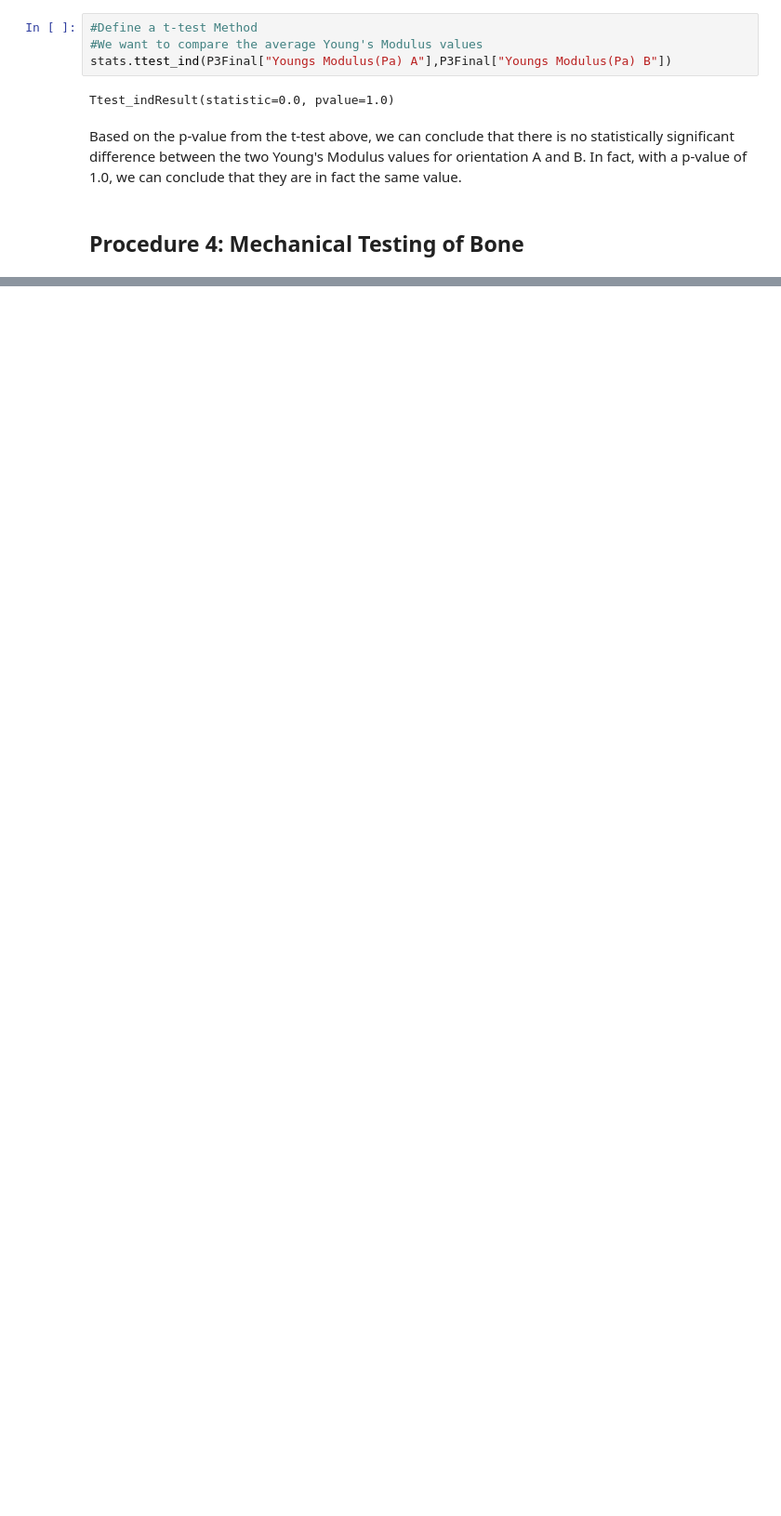
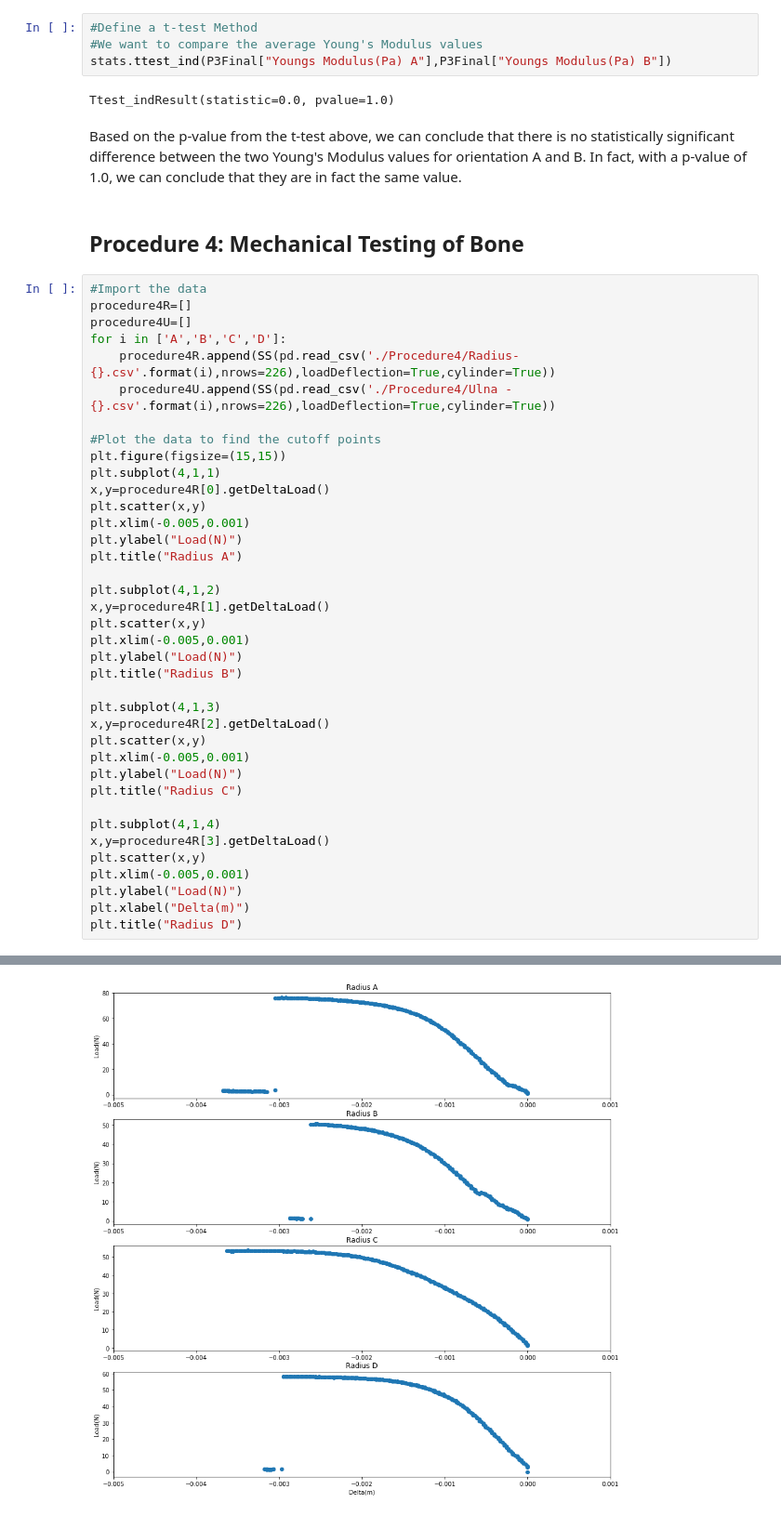
Before and after one commit to adithyas98/BiomechancialTesting, a Jupyter notebook: Biomechanical Testing Data Analysis.ipynb, the cells around one changed output, grey strips where cells are left out. Shown: that part at 93% size. Drawn from its saved outputs; the diff is of its cells as text; blank space fills up the shorter version.

```diff
--- a/Biomechanical Testing Data Analysis.ipynb
+++ b/Biomechanical Testing Data Analysis.ipynb
@@ -363,3 +363,42 @@ Ttest_indResult(statistic=0.0, pvalue=1.0)
 Based on the p-value from the t-test above, we can conclude that there is no statistically significant difference between the two Young's Modulus values for orientation A and B. In fact, with a p-value of 1.0, we can conclude that they are in fact the same value.
 # %% [markdown]
 ## Procedure 4: Mechanical Testing of Bone
+# %%
+#Import the data
+procedure4R=[]
+procedure4U=[]
+for i in ['A','B','C','D']:
+    procedure4R.append(SS(pd.read_csv('./Procedure4/Radius-{}.csv'.format(i),nrows=226),loadDeflection=True,cylinder=True))
+    procedure4U.append(SS(pd.read_csv('./Procedure4/Ulna - {}.csv'.format(i),nrows=226),loadDeflection=True,cylinder=True))
+
+#Plot the data to find the cutoff points
+plt.figure(figsize=(15,15))
+plt.subplot(4,1,1)
+x,y=procedure4R[0].getDeltaLoad()
+plt.scatter(x,y)
+plt.xlim(-0.005,0.001)
+plt.ylabel("Load(N)")
+plt.title("Radius A")
+
+plt.subplot(4,1,2)
+x,y=procedure4R[1].getDeltaLoad()
+plt.scatter(x,y)
+plt.xlim(-0.005,0.001)
+plt.ylabel("Load(N)")
+plt.title("Radius B")
+
+plt.subplot(4,1,3)
+x,y=procedure4R[2].getDeltaLoad()
+plt.scatter(x,y)
+plt.xlim(-0.005,0.001)
+plt.ylabel("Load(N)")
+plt.title("Radius C")
+
+plt.subplot(4,1,4)
+x,y=procedure4R[3].getDeltaLoad()
+plt.scatter(x,y)
+plt.xlim(-0.005,0.001)
+plt.ylabel("Load(N)")
+plt.xlabel("Delta(m)")
+plt.title("Radius D")
+# %% [output]
@@ -365,0 +406 @@ Based on the p-value from the t-test above, we can conclude that there is no sta
+[figure, added]
```
Also changed, not shown: parts of 10 cells of this notebook, 9 other files.
